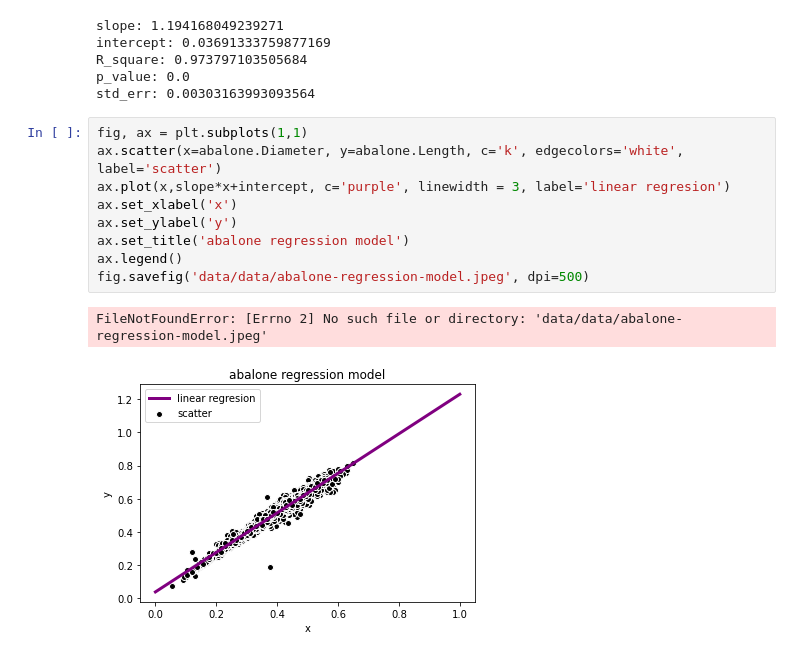
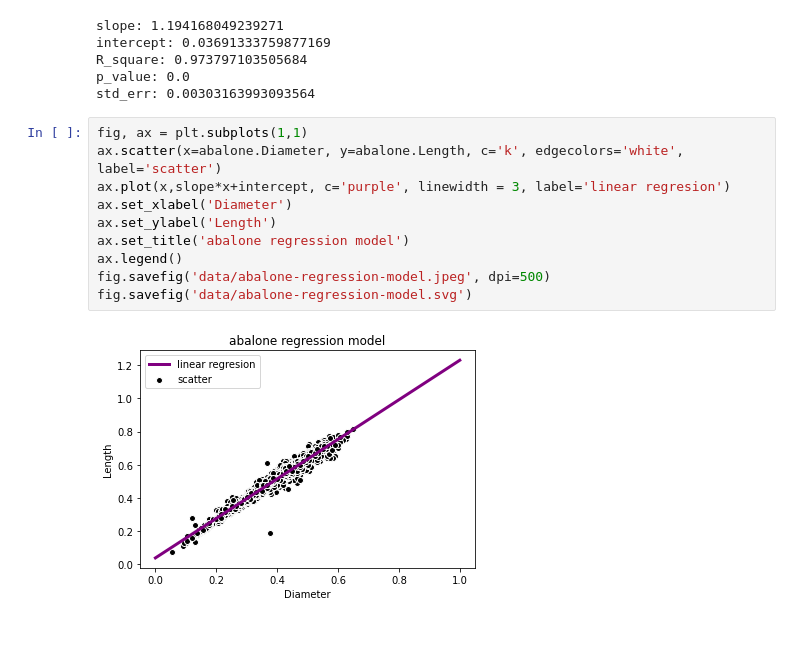
Before and after one commit to yaroslavtsepkov/StatAnalysis, a Jupyter notebook: 02-linear-regression.ipynb, the cells around one changed output. Drawn from its saved outputs; the diff is of its cells as text.

```diff
--- a/02-linear-regression.ipynb
+++ b/02-linear-regression.ipynb
@@ -53,12 +54,12 @@ std_err: 0.00303163993093564
 # %%
 fig, ax = plt.subplots(1,1)
 ax.scatter(x=abalone.Diameter, y=abalone.Length, c='k', edgecolors='white', label='scatter')
 ax.plot(x,slope*x+intercept, c='purple', linewidth = 3, label='linear regresion')
-ax.set_xlabel('x')
-ax.set_ylabel('y')
+ax.set_xlabel('Diameter')
+ax.set_ylabel('Length')
 ax.set_title('abalone regression model')
 ax.legend()
-fig.savefig('data/data/abalone-regression-model.jpeg', dpi=500)
+fig.savefig('data/abalone-regression-model.jpeg', dpi=500)
+fig.savefig('data/abalone-regression-model.svg')
 # %% [output]
-FileNotFoundError: [Errno 2] No such file or directory: 'data/data/abalone-regression-model.jpeg'
-[figure, old version]
+[figure, new version]
```
Also changed, not shown: parts of 2 cells of this notebook, 19 other files.
